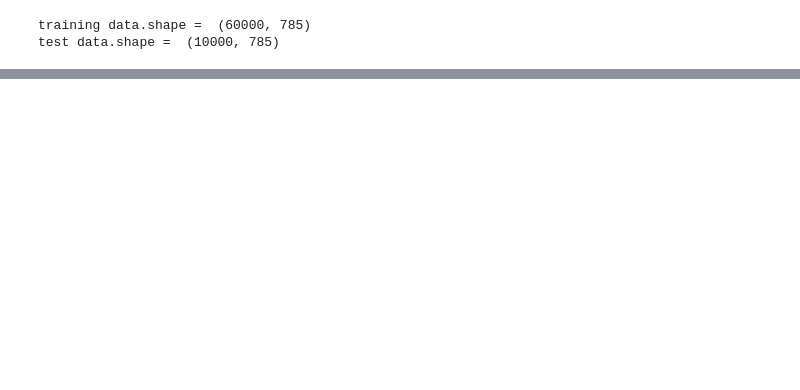
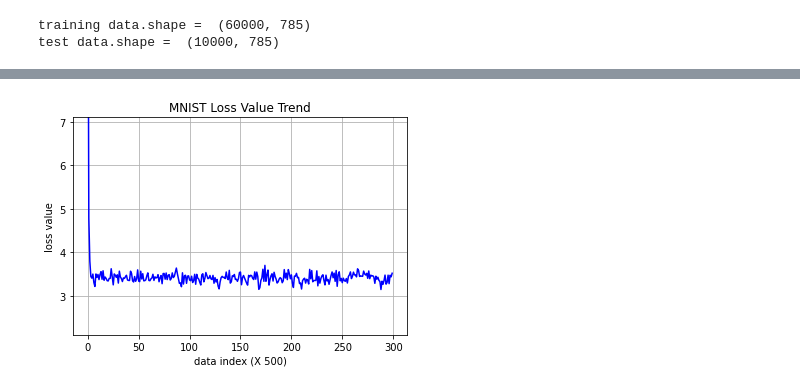
Before and after one commit to HIsu1231/AI_INOVATION_SQUARE, a Jupyter notebook: MNIST_RandomRand.ipynb, the cells around one changed output, grey strips where cells are left out. Drawn from its saved outputs; the diff is of its cells as text; code cells hidden in the pictures; blank space fills up the shorter version.

```diff
--- a/MNIST_RandomRand.ipynb
+++ b/MNIST_RandomRand.ipynb
@@ -179,0 +207,15 @@ Elapsed time ->  0:53:05.887053
+# %%
+Y_DATA_LIST = []
+
+for i in range(0,len(loss_val_list),200):
+  Y_DATA_LIST.append(loss_val_list[i])
+
+plt.title('MNIST Loss Value Trend')
+plt.xlabel('data index (X 500)')
+plt.ylabel('loss value')
+plt.grid()
+plt.ylim(2.1, 7.1)
+plt.plot(Y_DATA_LIST, color = 'b')
+plt.show()
+# %% [output]
+[figure, added]
```
Also changed, not shown: parts of 6 cells of this notebook.
